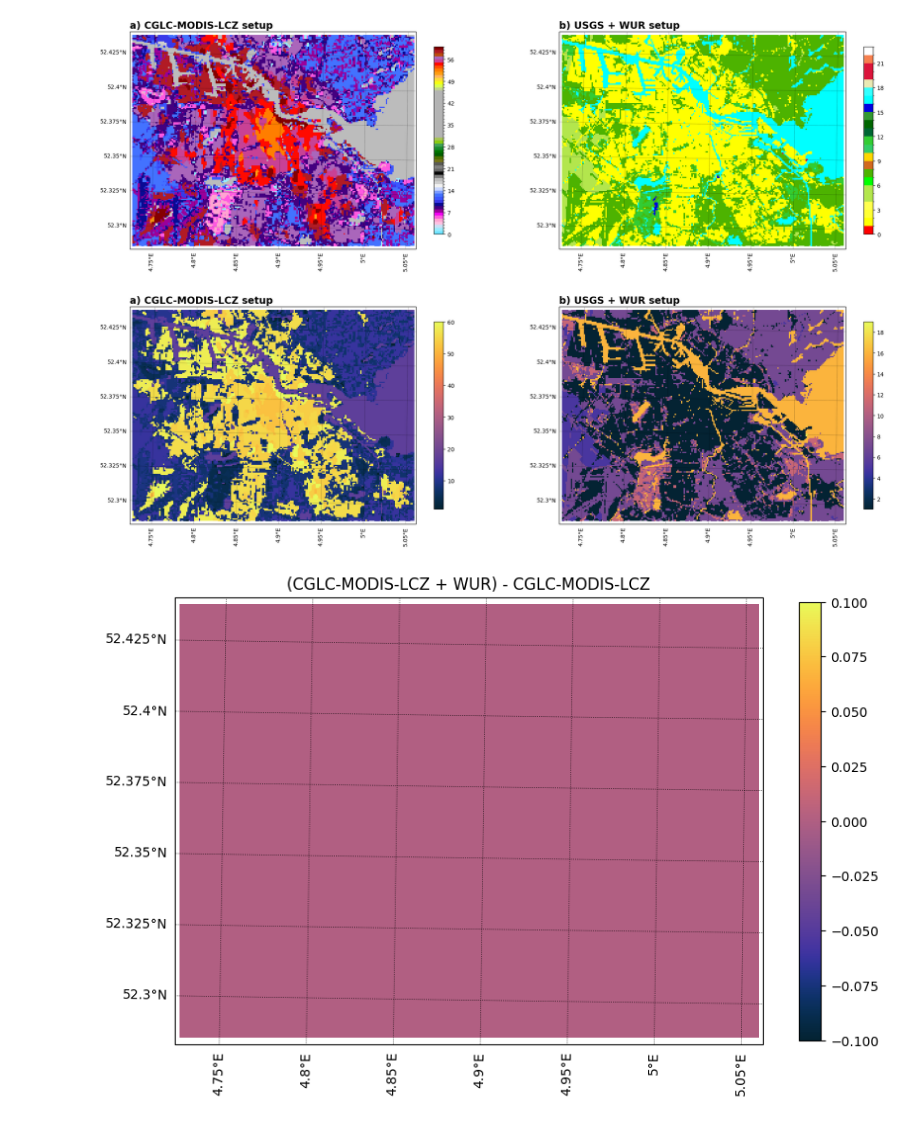
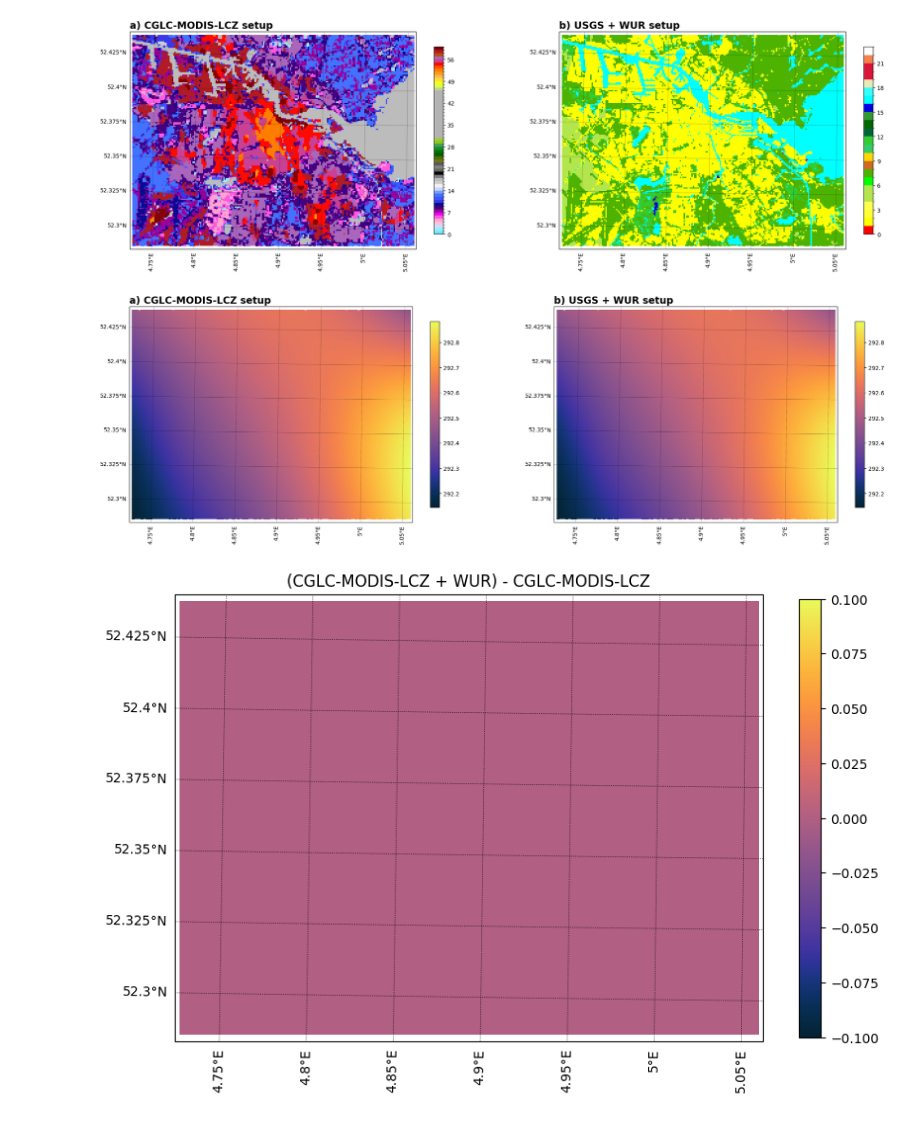
Before and after one commit to Urban-M4/snakemake-wrf, a Jupyter notebook: plot_output_files.ipynb, the cells around one changed output. Saved outputs shown, nothing was run; the diff lists cells and outputs as text; code cells hidden in the pictures.

Commit message:
Fix plot variable and add nested plot

```diff
--- a/plot_output_files.ipynb
+++ b/plot_output_files.ipynb
@@ -43,6 +43,7 @@ wur_lcz_luindex = wrf.getvar(wur_lcz_file, 'LU_INDEX')
 modis_luindex = wrf.getvar(modis_file, 'LU_INDEX')
 
 lat, lon = wrf.latlon_coords(usgs_luindex)
+lat, lon = wrf.to_np(lat), wrf.to_np(lon)
 cart_proj = wrf.get_cartopy(usgs_luindex)
 # %%
 c_modis = [
@@ -171,40 +172,40 @@ cbar2 = fig.colorbar(ct2, ax=ax2, shrink=0.6)
 # %% [output]
 [figure]
 # %%
-usgs_T2 = wrf.getvar(usgs_file, 'LU_INDEX')
-wur_T2 = wrf.getvar(wur_file, 'LU_INDEX')
-wur_lcz_T2 = wrf.getvar(wur_lcz_file, 'LU_INDEX')
-modis_T2 = wrf.getvar(modis_file, 'LU_INDEX')
+usgs_T2 = wrf.getvar(usgs_file, 'T2')
+wur_T2 = wrf.getvar(wur_file, 'T2')
+wur_lcz_T2 = wrf.getvar(wur_lcz_file, 'T2')
+modis_T2 = wrf.getvar(modis_file, 'T2')
 
 lat, lon = wrf.latlon_coords(usgs_T2)
 cart_proj = wrf.get_cartopy(usgs_T2)
 # %%
 fig = plt.figure(figsize=(25, 10))
 ax1 = fig.add_subplot(1, 2, 1, projection=cart_proj)
 gl1 = ax1.gridlines(**ax_options)
 gl1.right_labels = False
 gl1.top_labels = False
 ax1.set_extent(extent)
 ct1 = ax1.pcolormesh(
-    lon, lat, wur_lcz_T2, cmap=cmo.thermal, transform=ccrs.PlateCarree()
+    lon, lat, wrf.to_np(wur_lcz_T2), cmap=cmo.thermal, transform=ccrs.PlateCarree()
 )
 ax1.coastlines(linewidth=1.0, resolution='10m')
 ax1.set_title('a) CGLC-MODIS-LCZ setup', **title_options)
 cbar1 = fig.colorbar(ct1, ax=ax1, shrink=0.6)
 
 ax2 = fig.add_subplot(1, 2, 2, projection=cart_proj)
 gl2 = ax2.gridlines(**ax_options)
 gl2.right_labels = False
 gl2.top_labels = False
 ax2.set_extent(extent)
 ct2 = ax2.pcolormesh(
-    lon, lat, wur_T2, cmap=cmo.thermal, transform=ccrs.PlateCarree()
+    lon, lat, wrf.to_np(wur_T2), cmap=cmo.thermal, transform=ccrs.PlateCarree()
 )
 ax1.coastlines(linewidth=1.0, resolution='10m')
 ax2.set_title('b) USGS + WUR setup', **title_options)
 cbar2 = fig.colorbar(ct2, ax=ax2, shrink=0.6)
 # %% [output]
-[figure, old version]
+[figure, new version]
 # %%
 diff = wur_lcz_T2 - modis_T2
 
```
Also changed, not shown: parts of 5 cells of this notebook.
